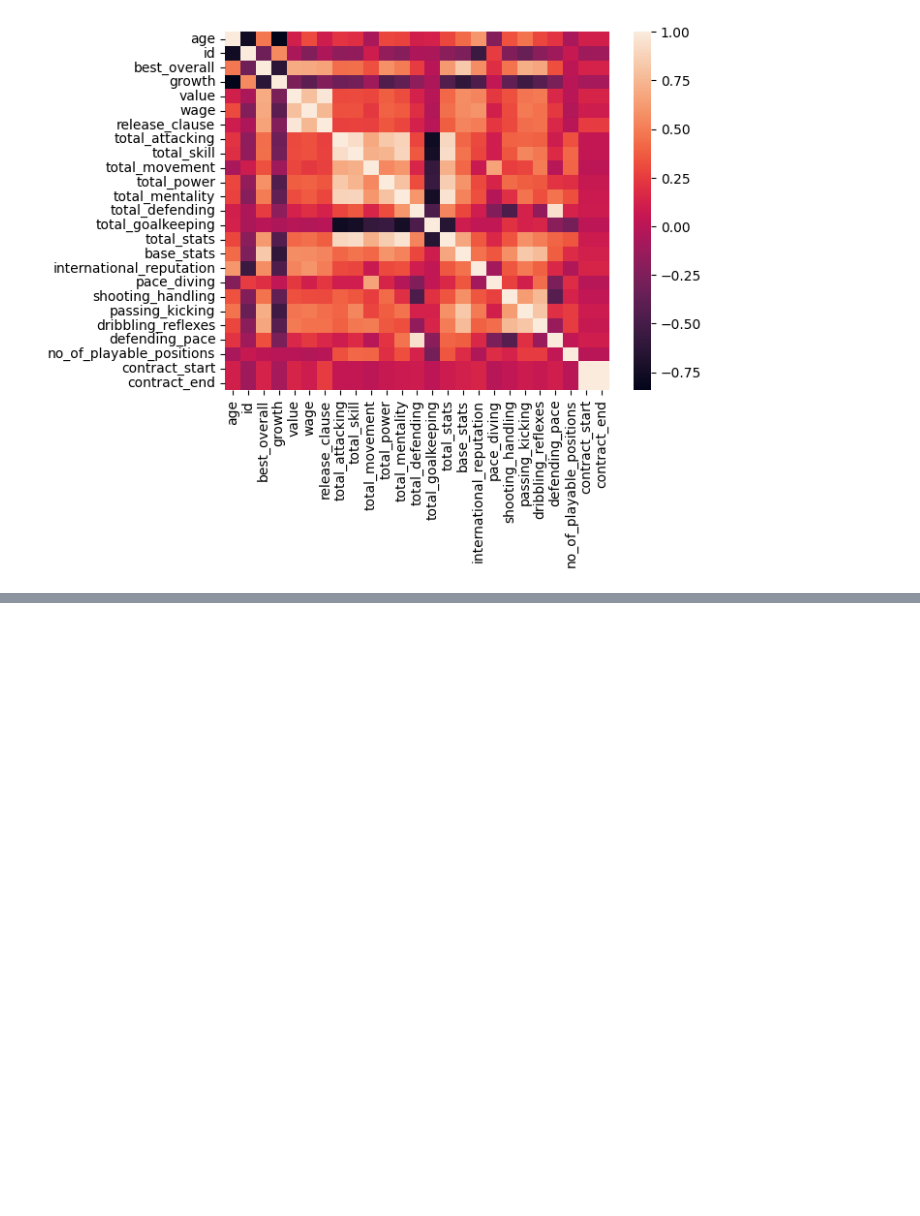
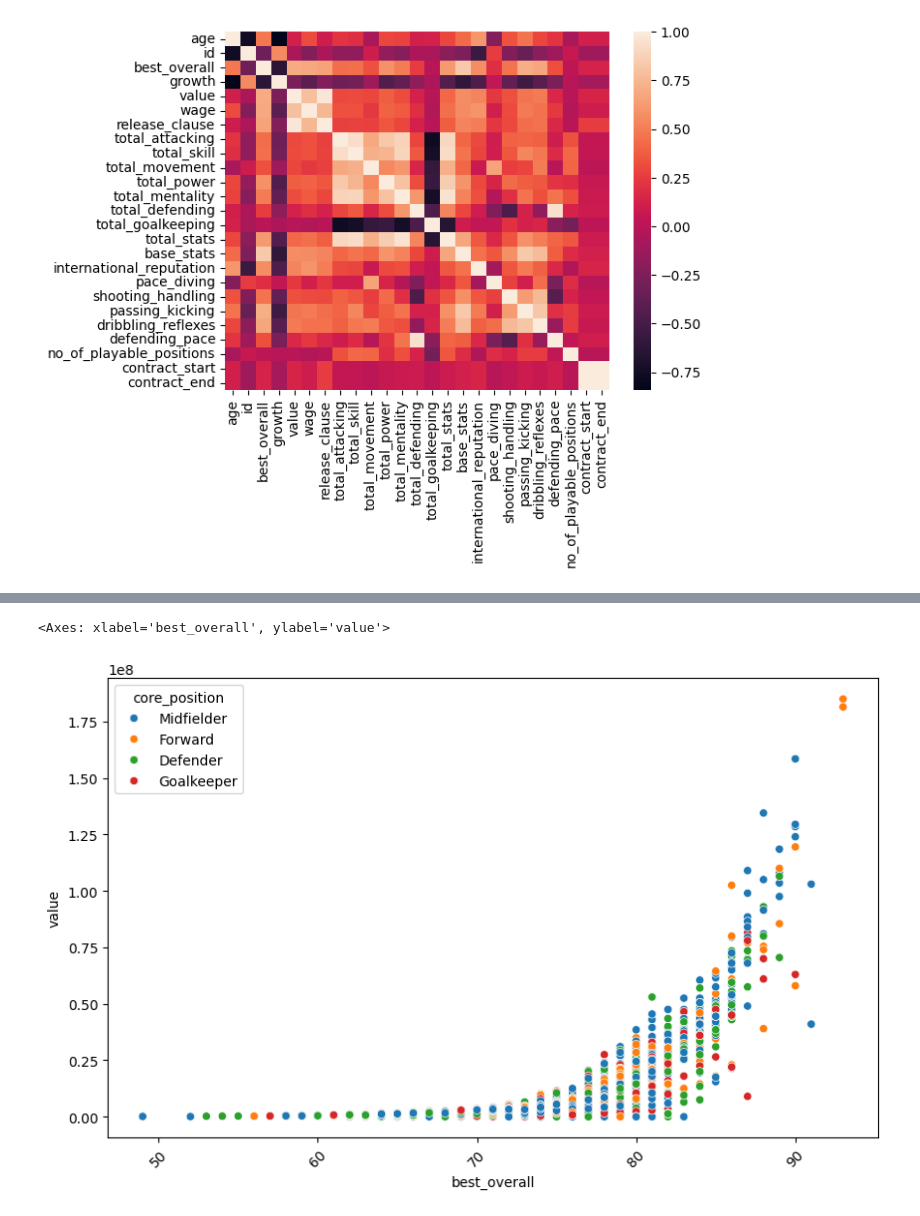
Before and after one commit to sasotomayorb/player-performance-prediction, a Jupyter notebook: main.ipynb, the cells around one changed output, grey strips where cells are left out. Saved outputs shown, nothing was run; the diff lists cells and outputs as text; code cells hidden in the pictures; blank space fills up the shorter version.

```diff
--- a/main.ipynb
+++ b/main.ipynb
@@ -193,0 +252,8 @@ sns.heatmap(df.select_dtypes(include='number').corr(), annot=False)
+# %%
+plt.figure(figsize=(10,6))
+plt.xticks(rotation=45)
+
+sns.scatterplot(data=df, x='best_overall', y='value', hue='core_position')
+# %% [output]
+<Axes: xlabel='best_overall', ylabel='value'>
+[figure, added]
```
Also changed, not shown: parts of 10 cells of this notebook.
